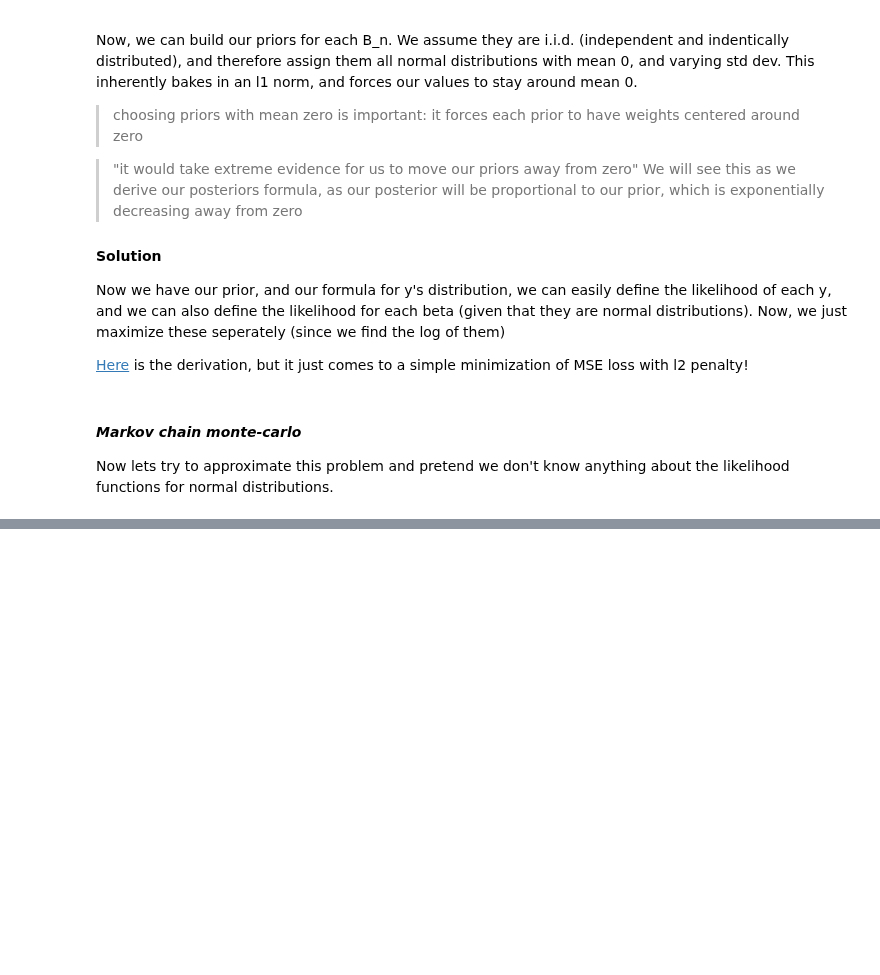
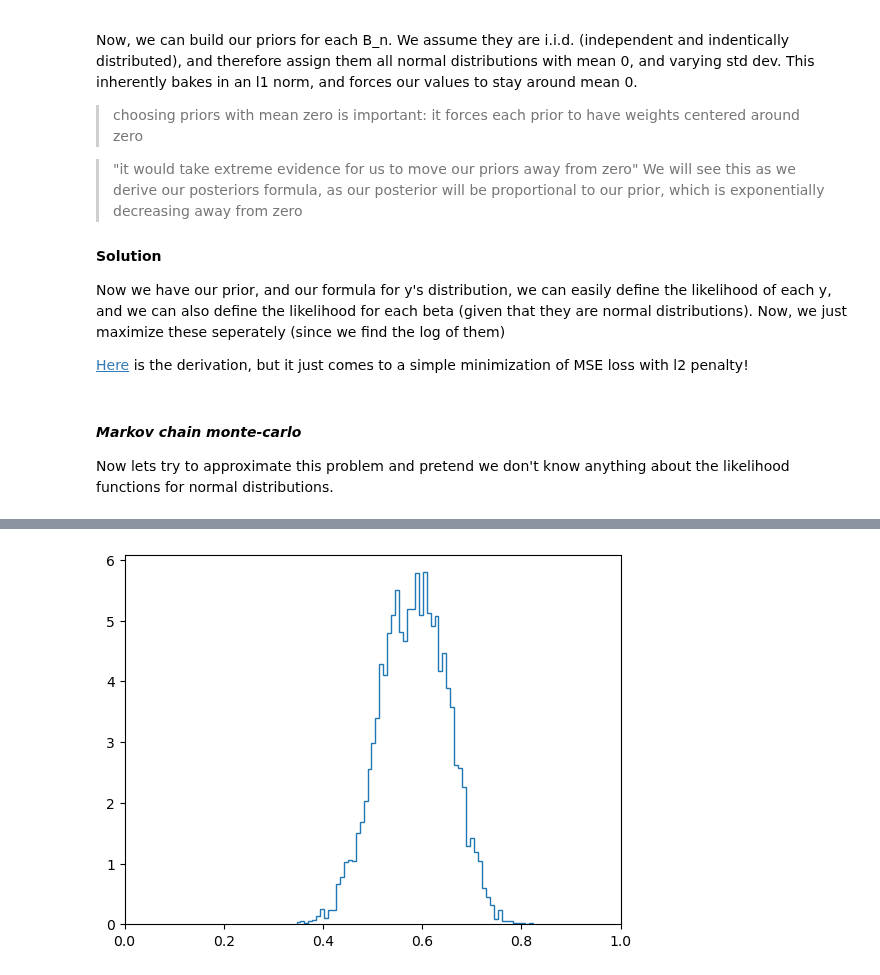
Before and after one commit to chuckles201/Image-Video_NN, a Jupyter notebook: Models/Probability Theory/baesstuff.ipynb, the cells around one changed output, grey strips where cells are left out. Cells and saved outputs as stored; diff of their text form; code cells hidden in the pictures; blank space fills up the shorter version.

```diff
--- a/Models/Probability Theory/baesstuff.ipynb
+++ b/Models/Probability Theory/baesstuff.ipynb
@@ -254,0 +327,80 @@ Now lets try to approximate this problem and pretend we don't know anything abou
+# %%
+# number of samples for MCMC method
+n_samples = 1000
+
+# generate new sample from proposal
+# we need: previous sample, we get normal distr. new proposal
+# this is fine because probabilities back and forth match --> (visualize)
+def generate_proposal(prev):
+    # same as doing other...
+    proposal = np.random.normal(loc=prev,scale=0.2)
+
+
+    return proposal
+
+# calculate the likelihood for each sample,
+# we are doing linear regression with a normally distributed prior
+# so, p(θ)*p(x|θ) for each sample will give us a rough prop
+# p(θ) is normal distribution with params theta
+# p(x|θ) is simply likelihood for a given mean of the distribution
+def likelihood_numerator(sample,theta,binom,prior):
+    # get likelihood numerator with scipy stats
+    binom = binom(sample[1],theta).pmf(sample[0])
+    # beta starts with 9,10 prior
+    prior = prior.pdf(theta)
+
+    if theta < 0 or theta > 1:
+        return 0
+
+    return binom*prior
+
+
+binom = st.binom
+prior = st.beta(10,10)
+
+# loop to generate samples
+n = 0
+iters = 0
+
+# previous sample and probability
+current_likelihood, current_prior = likelihood_numerator([61,100],0.1,binom,prior), 0.1
+# current sample
+samples = []
+
+
+# doing whole thing with test samples: [25,45]
+while iters < 20000:
+
+    # generate a sample with mean of last
+    theta_p = generate_proposal(current_prior)
+
+    # evaluate the difference
+    p_likelihood = likelihood_numerator([25,40],theta_p,binom,prior)
+    prob_accept = min(1, p_likelihood / current_likelihood)
+
+    # checking if works
+    if iters % 1000 == 0:
+        print(f"Accepting prob: {prob_accept}")
+
+    # test if we accept or not
+    accept = np.random.uniform()
+
+    if prob_accept >= accept:
+        # updating our position
+        n += 1
+        current_likelihood = p_likelihood
+        current_prior = theta_p
+
+        # burnout period
+        if iters >= 1000:
+            samples.append(theta_p)
+
+    iters += 1
+
+print(len(samples)/iters)
+plt.hist(samples,bins=60,density=True,histtype='step')
+plt.xlim([0,1])
+
+get_posterior([10,10],[61,100])
+print(len(samples))
+# %% [output]
@@ -254,0 +424 @@ Now lets try to approximate this problem and pretend we don't know anything abou
+[figure, added]
```
Also changed, not shown: parts of 5 cells of this notebook.
